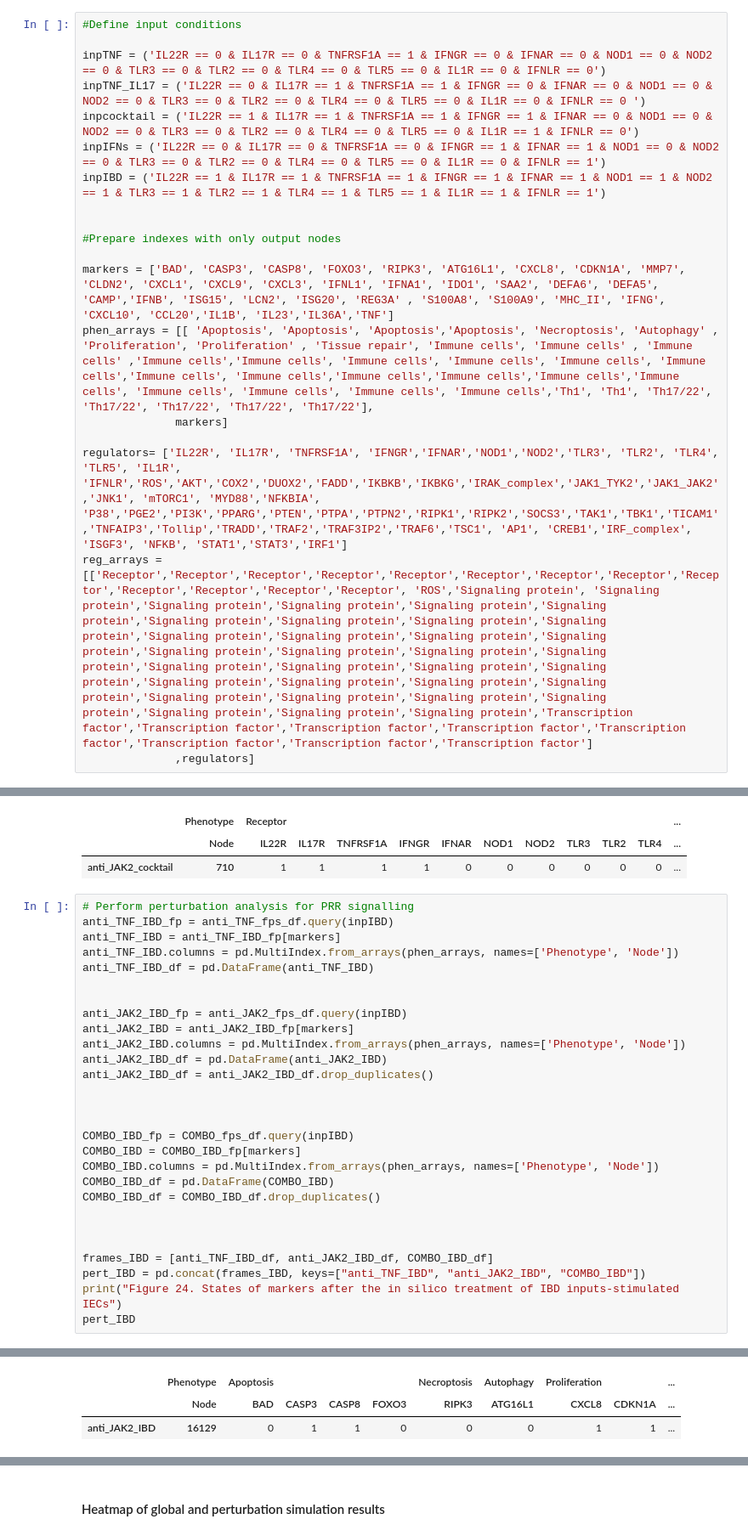
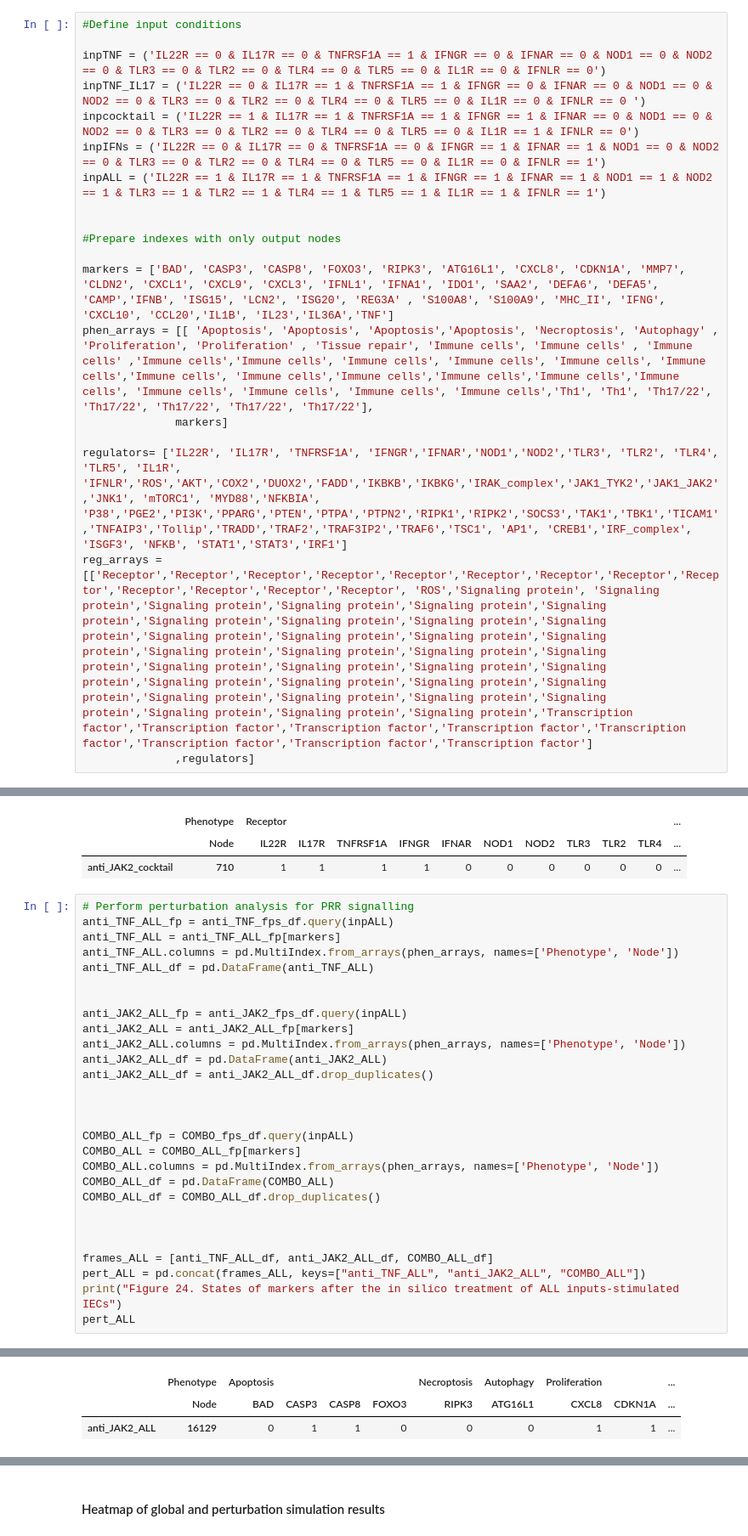
Before and after one commit to saraper/Supplementary_material, a Jupyter notebook: Model analysis/IBD_model_analysis.ipynb, the cells around one changed output, grey strips where cells are left out. Shown at 85% size. Saved outputs shown, nothing was run; the diff lists cells and outputs as text.

```diff
--- a/Model analysis/IBD_model_analysis.ipynb
+++ b/Model analysis/IBD_model_analysis.ipynb
@@ -112,7 +112,7 @@ inpTNF = ('IL22R == 0 & IL17R == 0 & TNFRSF1A == 1 & IFNGR == 0 & IFNAR == 0 & N
 inpTNF_IL17 = ('IL22R == 0 & IL17R == 1 & TNFRSF1A == 1 & IFNGR == 0 & IFNAR == 0 & NOD1 == 0 & NOD2 == 0 & TLR3 == 0 & TLR2 == 0 & TLR4 == 0 & TLR5 == 0 & IL1R == 0 & IFNLR == 0 ')
 inpcocktail = ('IL22R == 1 & IL17R == 1 & TNFRSF1A == 1 & IFNGR == 1 & IFNAR == 0 & NOD1 == 0 & NOD2 == 0 & TLR3 == 0 & TLR2 == 0 & TLR4 == 0 & TLR5 == 0 & IL1R == 1 & IFNLR == 0')
 inpIFNs = ('IL22R == 0 & IL17R == 0 & TNFRSF1A == 0 & IFNGR == 1 & IFNAR == 1 & NOD1 == 0 & NOD2 == 0 & TLR3 == 0 & TLR2 == 0 & TLR4 == 0 & TLR5 == 0 & IL1R == 0 & IFNLR == 1')
-inpIBD = ('IL22R == 1 & IL17R == 1 & TNFRSF1A == 1 & IFNGR == 1 & IFNAR == 1 & NOD1 == 1 & NOD2 == 1 & TLR3 == 1 & TLR2 == 1 & TLR4 == 1 & TLR5 == 1 & IL1R == 1 & IFNLR == 1')
+inpALL = ('IL22R == 1 & IL17R == 1 & TNFRSF1A == 1 & IFNGR == 1 & IFNAR == 1 & NOD1 == 1 & NOD2 == 1 & TLR3 == 1 & TLR2 == 1 & TLR4 == 1 & TLR5 == 1 & IL1R == 1 & IFNLR == 1')
 
 
 #Prepare indexes with only output nodes
@@ -656,30 +656,30 @@ Figure 23. States of regulators after the in silico treatment of cocktail-stimul
 | anti_JAK2_cocktail | 710 | 1 | 1 | 1 | 1 | 0 | 0 | 0 | 0 | 0 | 0 | ... |
 # %%
 # Perform perturbation analysis for PRR signalling
-anti_TNF_IBD_fp = anti_TNF_fps_df.query(inpIBD)
-anti_TNF_IBD = anti_TNF_IBD_fp[markers]
-anti_TNF_IBD.columns = pd.MultiIndex.from_arrays(phen_arrays, names=['Phenotype', 'Node'])
-anti_TNF_IBD_df = pd.DataFrame(anti_TNF_IBD)
+anti_TNF_ALL_fp = anti_TNF_fps_df.query(inpALL)
+anti_TNF_ALL = anti_TNF_ALL_fp[markers]
+anti_TNF_ALL.columns = pd.MultiIndex.from_arrays(phen_arrays, names=['Phenotype', 'Node'])
+anti_TNF_ALL_df = pd.DataFrame(anti_TNF_ALL)
 
 
-anti_JAK2_IBD_fp = anti_JAK2_fps_df.query(inpIBD)
-anti_JAK2_IBD = anti_JAK2_IBD_fp[markers]
-anti_JAK2_IBD.columns = pd.MultiIndex.from_arrays(phen_arrays, names=['Phenotype', 'Node'])
-anti_JAK2_IBD_df = pd.DataFrame(anti_JAK2_IBD)
-anti_JAK2_IBD_df = anti_JAK2_IBD_df.drop_duplicates()
+anti_JAK2_ALL_fp = anti_JAK2_fps_df.query(inpALL)
+anti_JAK2_ALL = anti_JAK2_ALL_fp[markers]
+anti_JAK2_ALL.columns = pd.MultiIndex.from_arrays(phen_arrays, names=['Phenotype', 'Node'])
+anti_JAK2_ALL_df = pd.DataFrame(anti_JAK2_ALL)
+anti_JAK2_ALL_df = anti_JAK2_ALL_df.drop_duplicates()
 
 
 
-COMBO_IBD_fp = COMBO_fps_df.query(inpIBD)
-COMBO_IBD = COMBO_IBD_fp[markers]
-COMBO_IBD.columns = pd.MultiIndex.from_arrays(phen_arrays, names=['Phenotype', 'Node'])
-COMBO_IBD_df = pd.DataFrame(COMBO_IBD)
-COMBO_IBD_df = COMBO_IBD_df.drop_duplicates()
+COMBO_ALL_fp = COMBO_fps_df.query(inpALL)
+COMBO_ALL = COMBO_ALL_fp[markers]
+COMBO_ALL.columns = pd.MultiIndex.from_arrays(phen_arrays, names=['Phenotype', 'Node'])
+COMBO_ALL_df = pd.DataFrame(COMBO_ALL)
+COMBO_ALL_df = COMBO_ALL_df.drop_duplicates()
 
 
 
-frames_IBD = [anti_TNF_IBD_df, anti_JAK2_IBD_df, COMBO_IBD_df]
-pert_IBD = pd.concat(frames_IBD, keys=["anti_TNF_IBD", "anti_JAK2_IBD", "COMBO_IBD"])
-print("Figure 24. States of markers after the in silico treatment of IBD inputs-stimulated IECs")
-pert_IBD
+frames_ALL = [anti_TNF_ALL_df, anti_JAK2_ALL_df, COMBO_ALL_df]
+pert_ALL = pd.concat(frames_ALL, keys=["anti_TNF_ALL", "anti_JAK2_ALL", "COMBO_ALL"])
+print("Figure 24. States of markers after the in silico treatment of ALL inputs-stimulated IECs")
+pert_ALL
 # %% [output]
@@ -687,5 +687,5 @@ Figure 24. States of markers after the in silico treatment of IBD inputs-stimula
 |  | Phenotype | Apoptosis |  |  |  | Necroptosis | Autophagy | Proliferation |  | ... |
 |  | Node | BAD | CASP3 | CASP8 | FOXO3 | RIPK3 | ATG16L1 | CXCL8 | CDKN1A | ... |
-| anti_JAK2_IBD | 16129 | 0 | 1 | 1 | 0 | 0 | 0 | 1 | 1 | ... |
+| anti_JAK2_ALL | 16129 | 0 | 1 | 1 | 0 | 0 | 0 | 1 | 1 | ... |
 # %%
 # Perform perturbation analysis for PRR signalling
```
Also changed, not shown: parts of 15 cells of this notebook.
